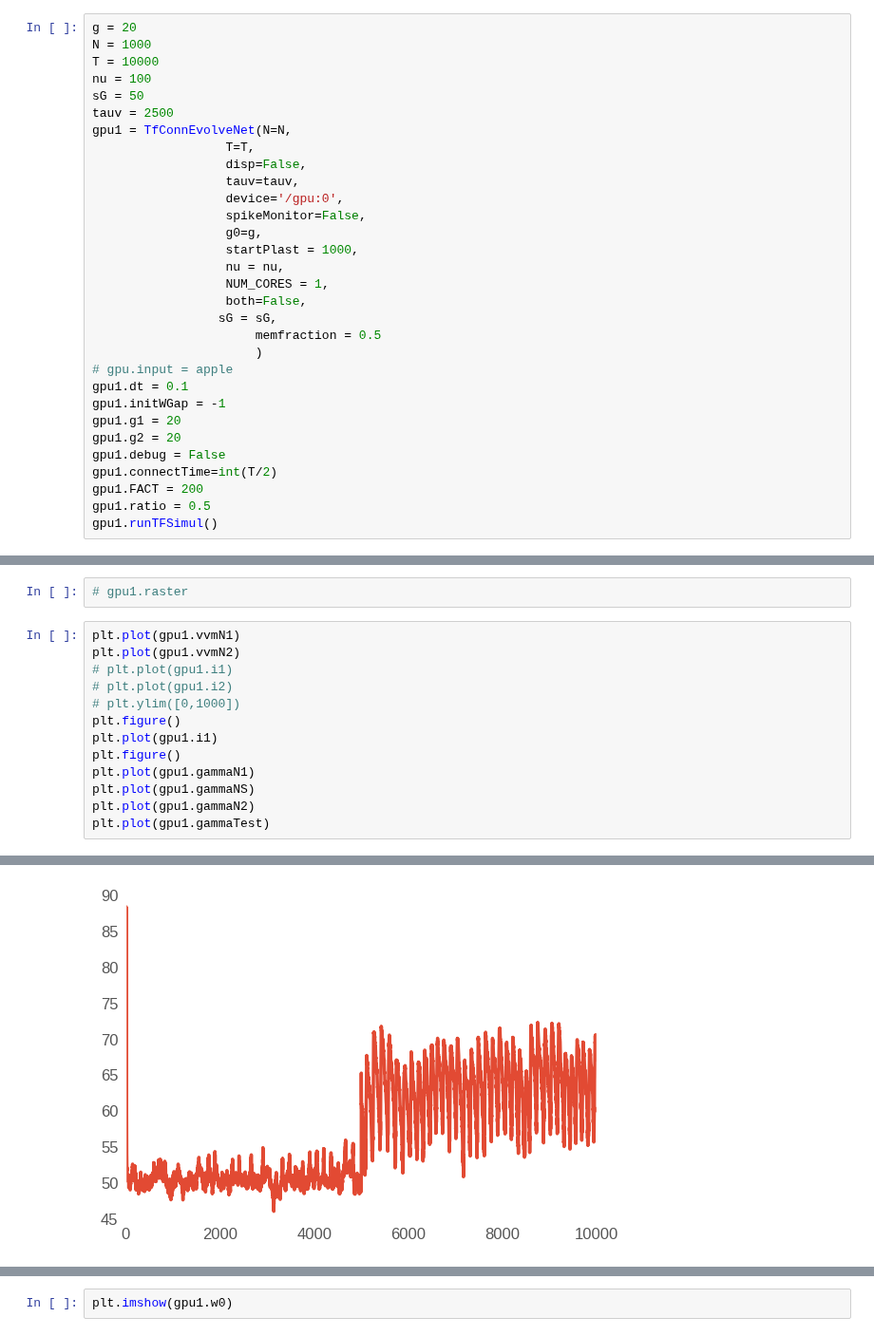
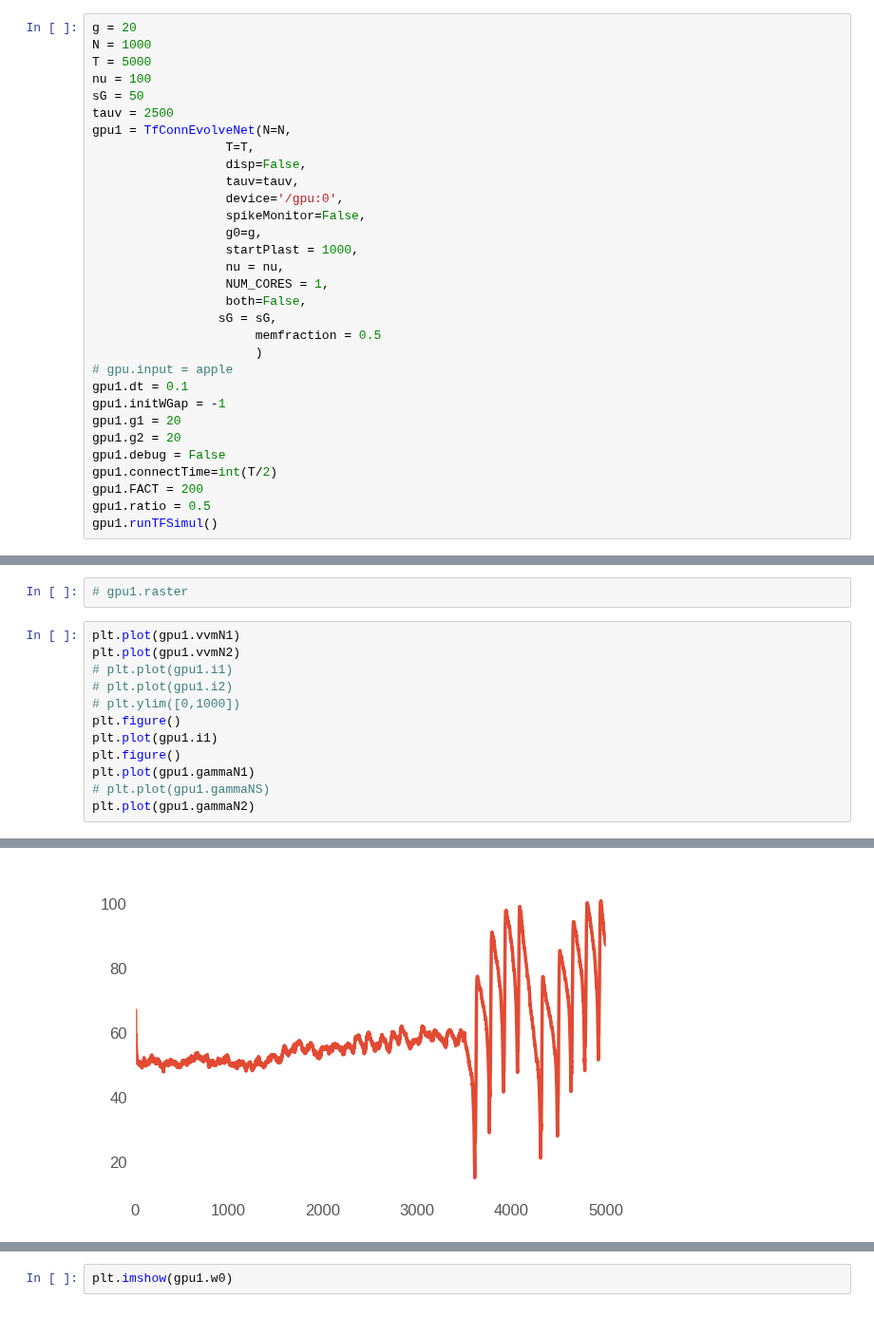
Before and after one commit to gpernelle/cortex, a Jupyter notebook: notebooks/paperSync-debug.ipynb, the cells around one changed output, grey strips where cells are left out. Shown at 95% size. Cells and saved outputs as stored; diff of their text form.

```diff
--- a/notebooks/paperSync-debug.ipynb
+++ b/notebooks/paperSync-debug.ipynb
@@ -114,7 +165,7 @@ print(gpu.gamma[60], gpu.gamma[900])
 # %%
 g = 20
 N = 1000
-T = 10000
+T = 5000
 nu = 100
 sG = 50
 tauv = 2500
@@ -156,8 +207,7 @@ plt.figure()
 plt.plot(gpu1.i1)
 plt.figure()
 plt.plot(gpu1.gammaN1)
-plt.plot(gpu1.gammaNS)
+# plt.plot(gpu1.gammaNS)
 plt.plot(gpu1.gammaN2)
-plt.plot(gpu1.gammaTest)
 # %% [output]
 [<matplotlib.lines.Line2D at 0x...>]
@@ -165 +215 @@ plt.plot(gpu1.gammaTest)
-[figure, old version]
+[figure, new version]
```
Also changed, not shown: parts of 6 cells of this notebook, 3 other files.
